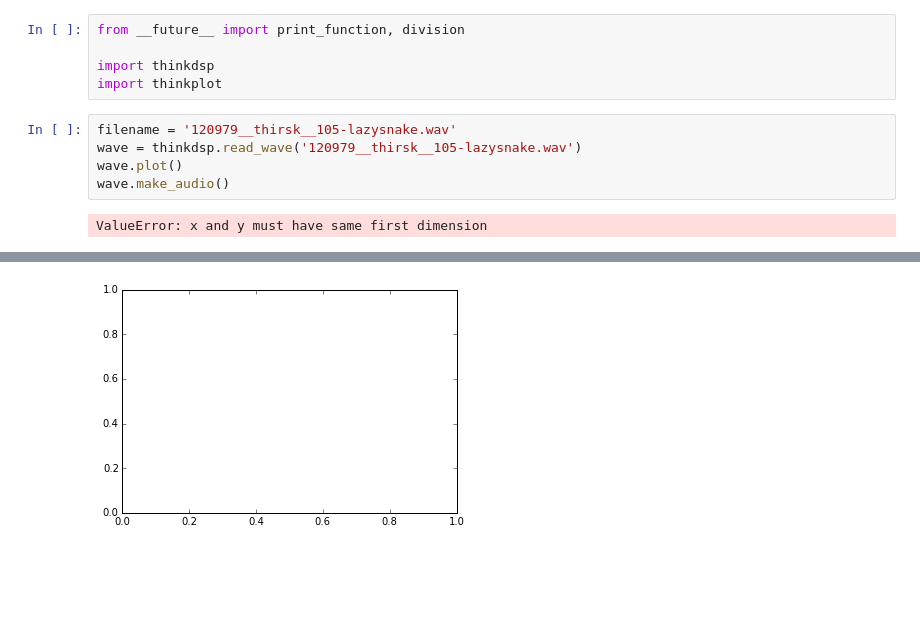
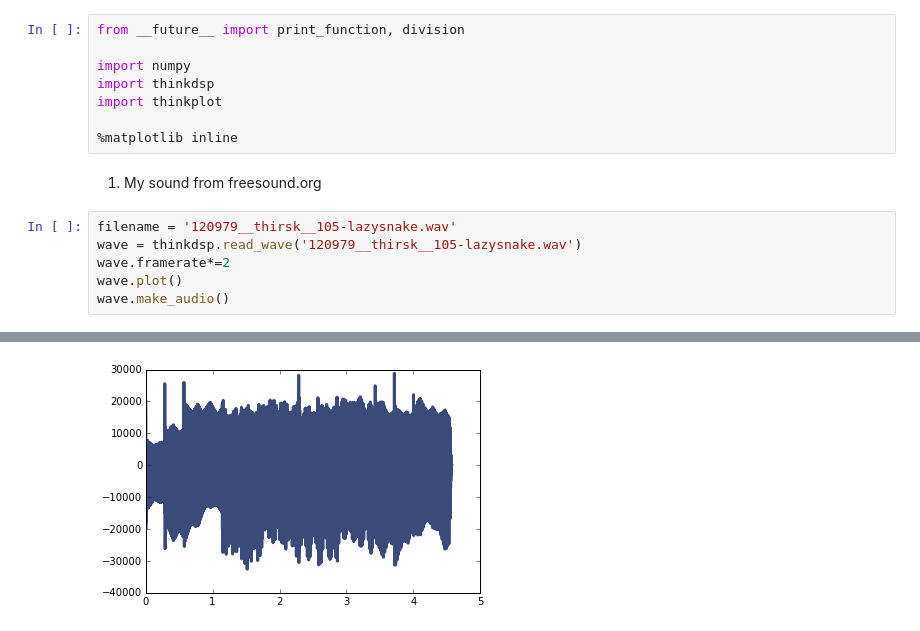
Before and after one commit to jabb1123/ThinkDSP, a Jupyter notebook: code/ps01.ipynb, the cells around one changed output, grey strips where cells are left out. Saved outputs shown, nothing was run; the diff lists cells and outputs as text; blank space fills up the shorter version.

```diff
--- a/code/ps01.ipynb
+++ b/code/ps01.ipynb
@@ -1,12 +1,17 @@
 # %%
 from __future__ import print_function, division
 
+import numpy
 import thinkdsp
 import thinkplot
+
+%matplotlib inline
+# %% [markdown]
+1) My sound from freesound.org
 # %%
 filename = '120979__thirsk__105-lazysnake.wav'
 wave = thinkdsp.read_wave('120979__thirsk__105-lazysnake.wav')
+wave.framerate*=2
 wave.plot()
 wave.make_audio()
 # %% [output]
-ValueError: x and y must have same first dimension
@@ -13,3 +19,3 @@ ValueError: x and y must have same first dimension
-[figure, old version]
+[figure, new version]
 # %%
 start = 1.2
```
Also changed, not shown: parts of 34 cells of this notebook.
